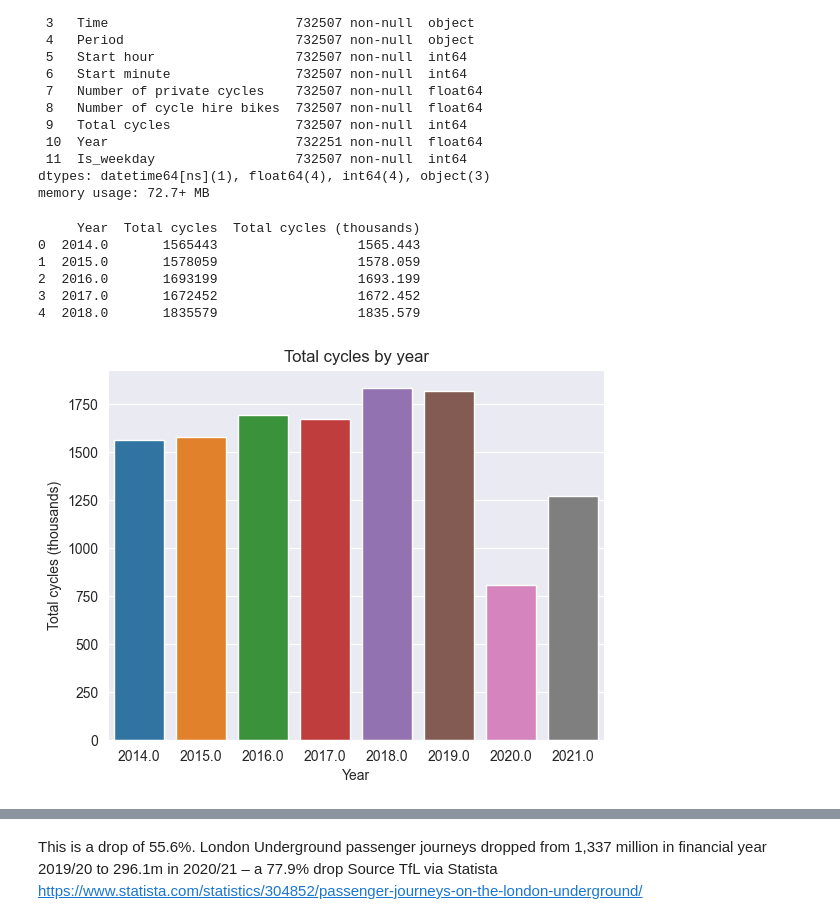
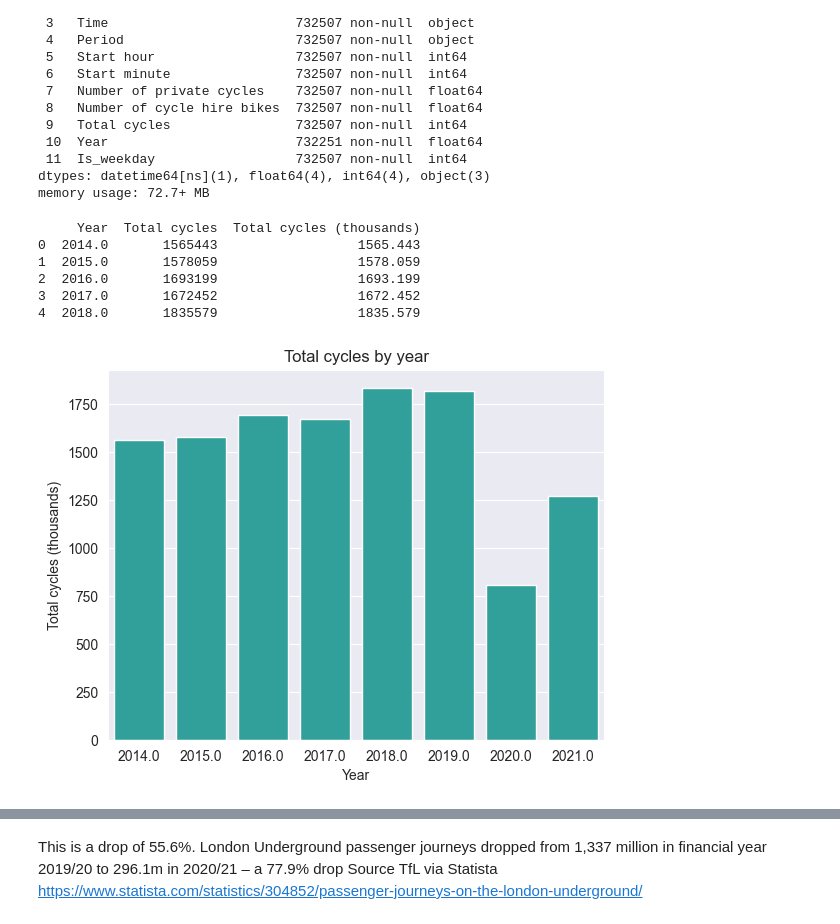
Before and after one commit to stepons/PostWorkings, a Jupyter notebook: Cycling in weather/Cycling in weather.ipynb, the cells around one changed output, grey strips where cells are left out. Saved outputs shown, nothing was run; the diff lists cells and outputs as text; code cells hidden in the pictures.

```diff
--- a/Cycling in weather/Cycling in weather.ipynb
+++ b/Cycling in weather/Cycling in weather.ipynb
@@ -167,19 +167,20 @@ memory usage: 72.7+ MB
 # %%
 # Check how much variance there is by year
 trip_df_grouped = trip_df.groupby('Year')['Total cycles'].sum().reset_index()
 trip_df_grouped['Total cycles (thousands)'] = trip_df_grouped['Total cycles'] / 1000
-sns.barplot(x='Year', y='Total cycles (thousands)', data=trip_df_grouped)
+sns.light_palette("seagreen")
+sns.barplot(x='Year', y='Total cycles (thousands)', data=trip_df_grouped, color="lightseagreen")
 plt.title('Total cycles by year')
 print(trip_df_grouped.head())
 # It's clear the difference COVID made
 # %% [output]
      Year  Total cycles  Total cycles (thousands)
 0  2014.0       1565443                  1565.443
 1  2015.0       1578059                  1578.059
 2  2016.0       1693199                  1693.199
 3  2017.0       1672452                  1672.452
 4  2018.0       1835579                  1835.579
-[figure, old version]
+[figure, new version]
 # %%
 #I'll calculate the yearly totals for 2019 and 2020 to compare with figures for the Underground passenger numbers
 print('Total cycles 2019:', trip_df_grouped['Total cycles'][trip_df_grouped['Year'] == 2019])
```
Also changed, not shown: parts of 6 cells of this notebook, 3 other files.
